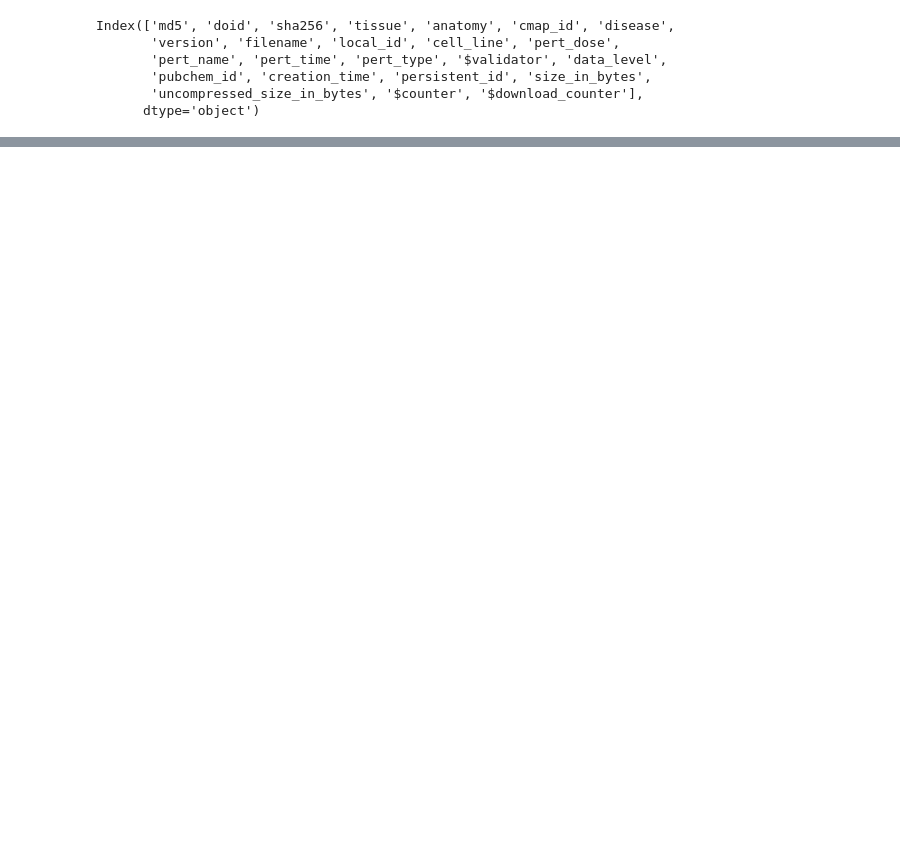
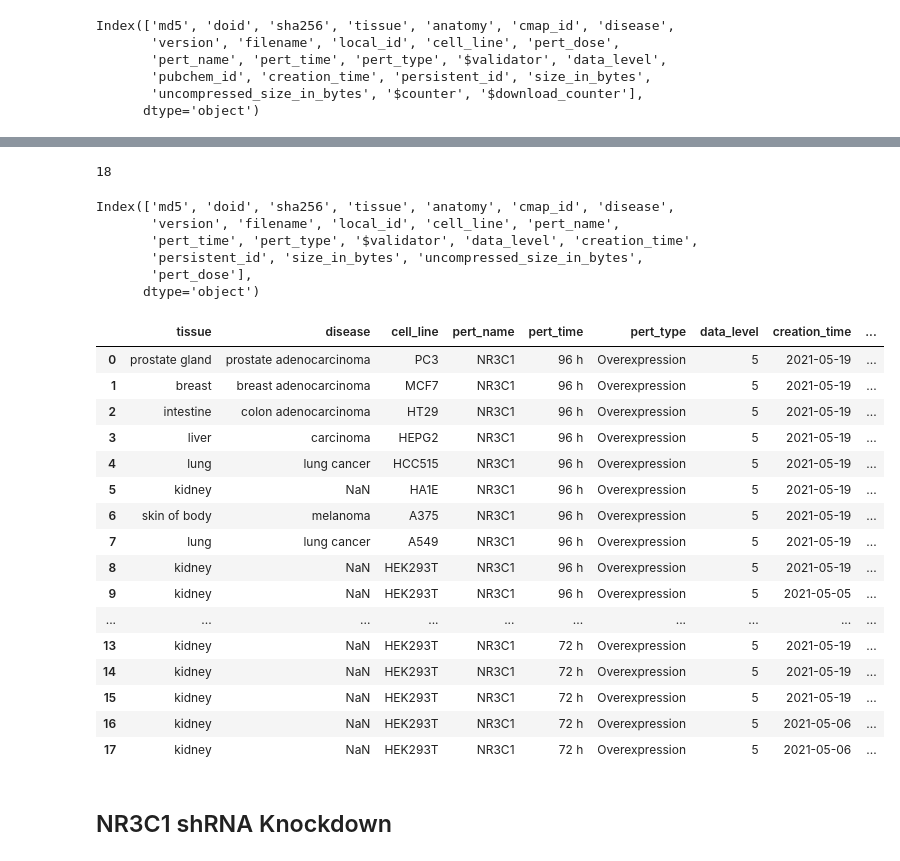
Before and after one commit to MaayanLab/dex-benchmark, a Jupyter notebook: L1000_data/Retrieving_L1000_Dex_GR_Data.ipynb, the cells around one changed output, grey strips where cells are left out. Saved outputs shown, nothing was run; the diff lists cells and outputs as text; code cells hidden in the pictures; blank space fills up the shorter version.

Commit message:
Retrieving L1000 data

```diff
--- a/L1000_data/Retrieving_L1000_Dex_GR_Data.ipynb
+++ b/L1000_data/Retrieving_L1000_Dex_GR_Data.ipynb
@@ -100,0 +134,13 @@ print(json.dumps(results, indent=2))'''
+# %%
+payload = {
+    "filter": {
+        "where": {
+            "meta": {
+                "fullTextSearch": "Overexpression Perturbations 2021"
+            }
+        }
+    }
+}
+
+res = requests.post(metadata_api + "/libraries/find", json=payload)
+res.json()
@@ -100,0 +168,54 @@ print(json.dumps(results, indent=2))'''
+# %%
+libid = chem_pert_dataset["id"]
+payload = {
+    "filter": {
+        "where": {
+            "library": libid,
+            "meta.pert_name": 'NR3C1'
+        }
+    }
+}
+
+res = requests.post(metadata_api + "/signatures/find", json=payload)
+nr3c1_oe = res.json()
+# %%
+len(nr3c1_oe)
+# %% [output]
+18
+# %%
+table = pd.DataFrame([nr3c1_oe[0]['meta']])
+for i in range(1, len(nr3c1_oe)):
+    row = pd.DataFrame([nr3c1_oe[i]['meta']])
+    table = pd.concat([table, row])
+# %%
+table.columns
+# %% [output]
+Index(['md5', 'doid', 'sha256', 'tissue', 'anatomy', 'cmap_id', 'disease',
+       'version', 'filename', 'local_id', 'cell_line', 'pert_name',
+       'pert_time', 'pert_type', '$validator', 'data_level', 'creation_time',
+       'persistent_id', 'size_in_bytes', 'uncompressed_size_in_bytes',
+       'pert_dose'],
+      dtype='object')
+# %%
+nr3c1_oe = table[['tissue','disease','cell_line','pert_name','pert_time','pert_type','data_level','creation_time','persistent_id','pert_dose']]
+# %%
+nr3c1_oe = nr3c1_oe.reset_index().drop(columns=['index'])
+nr3c1_oe
+# %% [output]
+|  | tissue | disease | cell_line | pert_name | pert_time | pert_type | data_level | creation_time | ... |
+| 0 | prostate gland | prostate adenocarcinoma | PC3 | NR3C1 | 96 h | Overexpression | 5 | 2021-05-19 | ... |
+| 1 | breast | breast adenocarcinoma | MCF7 | NR3C1 | 96 h | Overexpression | 5 | 2021-05-19 | ... |
+| 2 | intestine | colon adenocarcinoma | HT29 | NR3C1 | 96 h | Overexpression | 5 | 2021-05-19 | ... |
+| 3 | liver | carcinoma | HEPG2 | NR3C1 | 96 h | Overexpression | 5 | 2021-05-19 | ... |
+| 4 | lung | lung cancer | HCC515 | NR3C1 | 96 h | Overexpression | 5 | 2021-05-19 | ... |
+| 5 | kidney | NaN | HA1E | NR3C1 | 96 h | Overexpression | 5 | 2021-05-19 | ... |
+| 6 | skin of body | melanoma | A375 | NR3C1 | 96 h | Overexpression | 5 | 2021-05-19 | ... |
+| 7 | lung | lung cancer | A549 | NR3C1 | 96 h | Overexpression | 5 | 2021-05-19 | ... |
+| 8 | kidney | NaN | HEK293T | NR3C1 | 96 h | Overexpression | 5 | 2021-05-19 | ... |
+| 9 | kidney | NaN | HEK293T | NR3C1 | 96 h | Overexpression | 5 | 2021-05-05 | ... |
+| ... | ... | ... | ... | ... | ... | ... | ... | ... | ... |
+| 13 | kidney | NaN | HEK293T | NR3C1 | 72 h | Overexpression | 5 | 2021-05-19 | ... |
+| 14 | kidney | NaN | HEK293T | NR3C1 | 72 h | Overexpression | 5 | 2021-05-19 | ... |
+| 15 | kidney | NaN | HEK293T | NR3C1 | 72 h | Overexpression | 5 | 2021-05-19 | ... |
+| 16 | kidney | NaN | HEK293T | NR3C1 | 72 h | Overexpression | 5 | 2021-05-06 | ... |
+| 17 | kidney | NaN | HEK293T | NR3C1 | 72 h | Overexpression | 5 | 2021-05-06 | ... |
@@ -100,0 +226,2 @@ print(json.dumps(results, indent=2))'''
+# %% [markdown]
+## NR3C1 shRNA Knockdown
```
Also changed, not shown: parts of 28 cells of this notebook, 4 other files.
